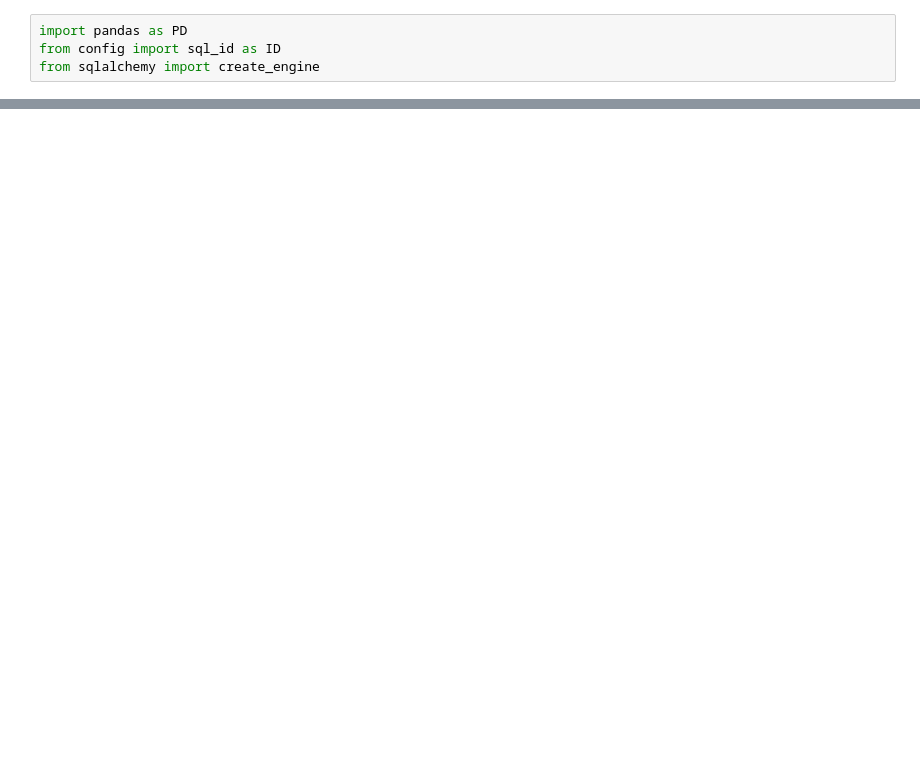
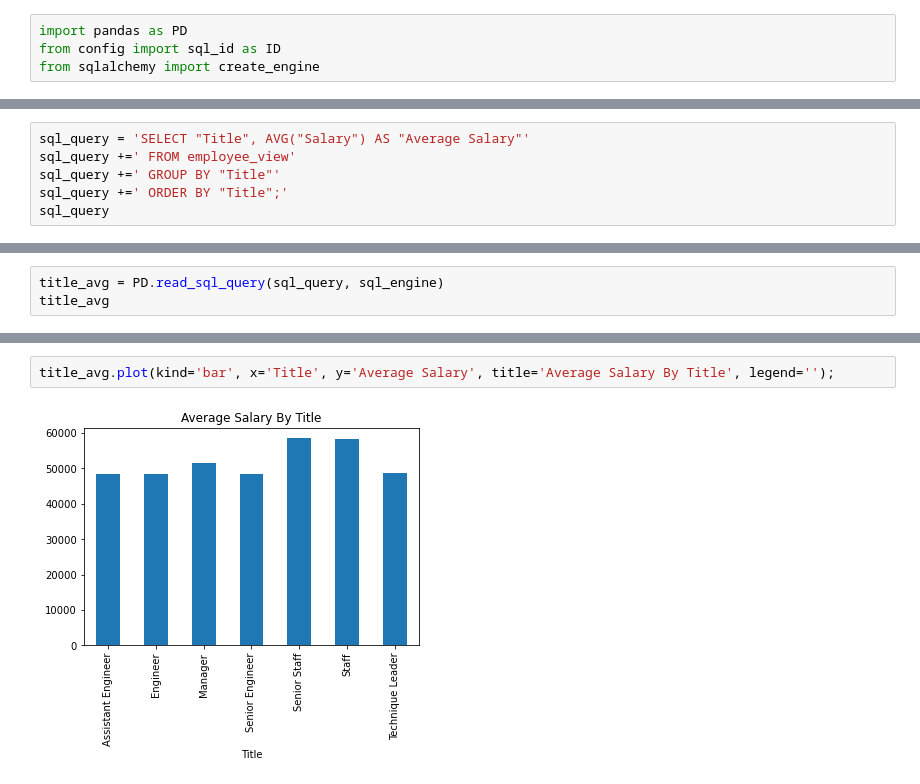
Before and after one commit to thekomx/SQL-Challenge, a Jupyter notebook: EmployeeSQL.ipynb, the cells around one changed output, grey strips where cells are left out. Drawn from its saved outputs; the diff is of its cells as text; blank space fills up the shorter version.

```diff
--- a/EmployeeSQL.ipynb
+++ b/EmployeeSQL.ipynb
@@ -12,0 +35,6 @@ ValueError: invalid literal for int() with base 10: ''
+# %%
+sql_query = 'SELECT "Title", AVG("Salary") AS "Average Salary"'
+sql_query +=' FROM employee_view'
+sql_query +=' GROUP BY "Title"'
+sql_query +=' ORDER BY "Title";'
+sql_query
@@ -12,0 +43,3 @@ ValueError: invalid literal for int() with base 10: ''
+# %%
+title_avg = PD.read_sql_query(sql_query, sql_engine)
+title_avg
@@ -12,0 +55,4 @@ ValueError: invalid literal for int() with base 10: ''
+# %%
+title_avg.plot(kind='bar', x='Title', y='Average Salary', title='Average Salary By Title', legend='');
+# %% [output]
+[figure, added]
```
Also changed, not shown: parts of 6 cells of this notebook.
